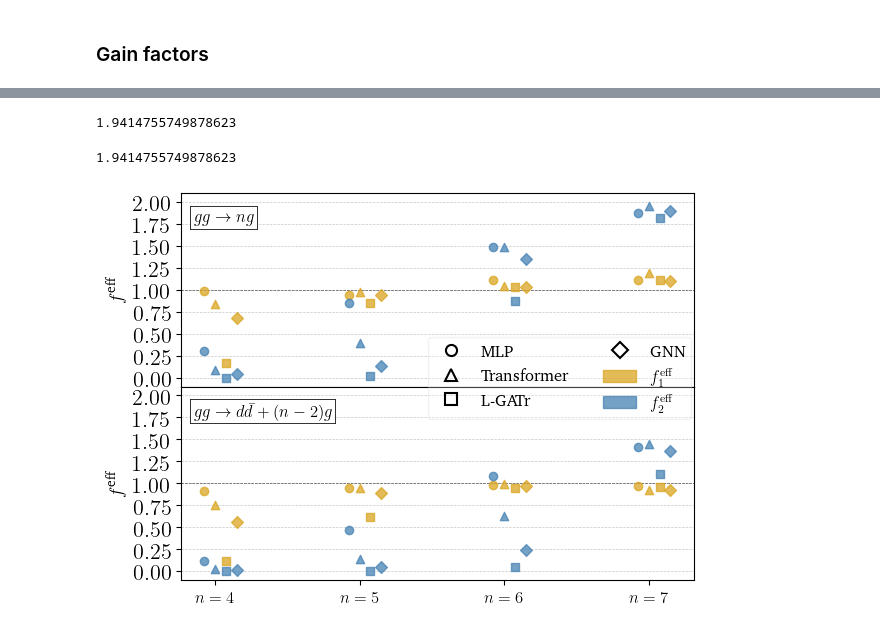
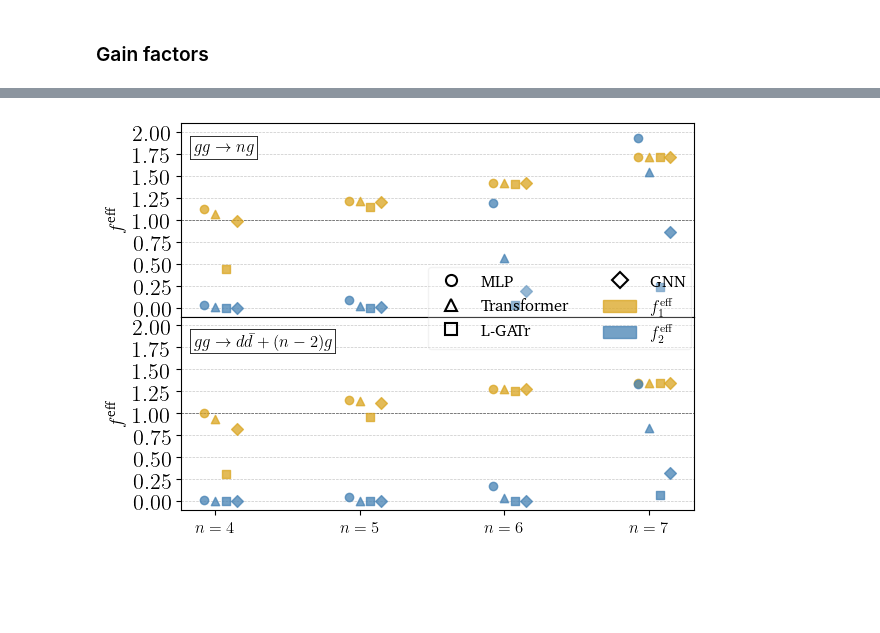
Before and after one commit to madgraph-ml/fastcolor, a Jupyter notebook: src/playground/plots.ipynb, the cells around one changed output, grey strips where cells are left out. Drawn from its saved outputs; the diff is of its cells as text; code cells hidden in the pictures; blank space fills up the shorter version.

```diff
--- a/src/playground/plots.ipynb
+++ b/src/playground/plots.ipynb
@@ -1102,10 +1535,10 @@ def gather_metrics(
 # %%
 files_to_analyze = {
     "MLP-gg_ng": [
-        "results/MLP/cpu-evald/0722_230341-r-gg_4g-mse-lr_1e-3",
-        "results/MLP/cpu-evald/0722_230341-r-gg_5g-mse-lr_1e-3",
-        "results/MLP/cpu-evald/0722_230341-r-gg_6g-mse-lr_1e-3",
-        "results/MLP/cpu-evald/0722_230341-r-gg_7g-mse-lr_1e-3",
+        "results/MLP/0817_014119-r-gg_4g",
+        "results/MLP/0817_014119-r-gg_5g",
+        "results/MLP/0817_014119-r-gg_6g",
+        "results/MLP/0817_014119-r-gg_7g",
     ],
     "Transformer-gg_ng": [
         "results/Transformer/cpu-evald/0722_230433-r-gg_4g-mse-pdrop_0p1-lr_1e-3",
@@ -1150,7 +1583,7 @@ files_to_analyze = {
         "results/GNN/cpu-evald/0807_161333-r-gg_ddbar3g",
     ],
 }
-eval_time, unw_eff1, unw_eff2, alpha2, gain2 = gather_metrics(files_to_analyze)
+eval_time, unw_eff1_algo1, unw_eff2_algo1, unw_eff1_algo2, unw_eff2_algo2, alpha_algo2, gain_algo2, alpha_algo1, gain_algo1, n_hel = gather_metrics(files_to_analyze)
 
 
 datasets = ["gg_ng", "gg_ddbarng"]
@@ -1484,13 +2038,12 @@ eval_time["gg_ddbar5g"]["FC"] = 12130 / 100e3
 # %% [markdown]
 ### Gain factors
 # %%
-def gain_factor1(t_LC, eff_LC, t_FC, eff_r, t_surr, eff1st_surr, eff2nd_surr, alpha=1.0):
+def gain_factor_algorithm_1(t_LC, eff_LC, t_FC, eff_r, t_surr, eff1st_surr, eff2nd_surr, alpha):
     """
     Calculates the gain factor for the surrogate-based unweighting algorithm 2.
     The unweighting order is LC -> LC * (FC/LC)_surr -> FC.
     This is done by unweighting with respect to LC -> r_surr -> r/r_surr.
     """
-
     numerator = (1 / eff_r) * (t_LC * (1 / eff_LC) + t_FC)
     denominator = (1 / eff2nd_surr) * (
         (1 / eff1st_surr) * (t_LC / eff_LC + t_surr) + t_FC
@@ -1498,13 +2051,12 @@ def gain_factor1(t_LC, eff_LC, t_FC, eff_r, t_surr, eff1st_surr, eff2nd_surr, al
     return alpha * numerator / denominator
 
 
-def gain_factor2(t_LC, eff_LC, t_FC, eff_r, t_surr, eff1st_surr, eff2nd_surr, alpha=1.0):
+def gain_factor_algorithm_2(t_LC, eff_LC, t_FC, eff_r, t_surr, eff1st_surr, eff2nd_surr, alpha):
     """
     Calculates the gain factor for the surrogate-based unweighting algorithm 3.
     The unweighting order is (FC/LC)_surr -> LC * (FC/LC)_surr -> FC.
     This is done by unweighting with respect to
     """
-
     numerator = (1 / eff_r) * (t_LC * (1 / eff_LC) + t_FC)
     denominator = (1 / eff2nd_surr) * (
         (1 / eff_LC) * (t_surr / eff1st_surr + t_LC) + t_FC
@@ -1556,30 +2112,9 @@ AssertionError: Gain factor 2 for gg_5g MLP does not match: 0.17124321628262462
-# %%
-gain_factor2(
-    t_LC=0.26184,
-    eff_LC=0.00119,
-    t_FC=1.83638,
-    eff_r=0.4905400912848914,
-    t_surr=0.011849378286666667,
-    eff1st_surr=0.9857196529196077,
-    eff2nd_surr=0.9998836837512783,
-    alpha=0.9958488152222865,
-)
-# %% [output]
-1.9414755749878623
-# %%
-numerator = (1 / 0.4905400912848914) * (0.26184 * (1 / 0.00119) + 1.83638)
-denominator = (1 / 0.9998836837512783) * (
-    (1 / 0.00119) * (0.011849378286666667 / 0.9857196529196077 + 0.26184) + 1.83638
-)
-print(0.9958488152222865 * numerator / denominator)
-# %% [output]
-1.9414755749878623
 # %%
 factors_colors = {
     "1": "goldenrod",
     "2": "steelblue",
 }
-with PdfPages("figs/new_dataset/regression/gain_factors-cpu-R.pdf") as pp:
+with PdfPages("figs/new_dataset/regression/gain_factors-cpu-bothmethods.pdf") as pp:
     fig, axs = plt.subplots(
         2, 1, figsize=(1.0 * figsize[0], 1.0 * figsize[1]), sharex=True
     )
@@ -1593,8 +2128,8 @@ with PdfPages("figs/new_dataset/regression/gain_factors-cpu-R.pdf") as pp:
             zorder=1,
         )
         for n, net in enumerate(networks):
-            f1 = np.array([gain_factors1[p][net] for p in processes[dataset]])
-            f2 = np.array([gain_factors2[p][net] for p in processes[dataset]])
+            f1 = np.array([gain_algorithm_1[p][net] for p in processes[dataset]])
+            f2 = np.array([gain_algorithm_2[p][net] for p in processes[dataset]])
             x = np.arange(len(processes[dataset]))
             x_labels = [rf"$ n = {i + 4}$" for i in range(len(processes[dataset]))]
             xplot = x + 0.075 * (n - 1)  # Shift x for each subplot
@@ -1686,31 +2221,31 @@ with PdfPages("figs/new_dataset/regression/gain_factors-cpu-R.pdf") as pp:
             markeredgewidth=1.5,
             linestyle="None",
             markersize=8,
             label="GNN",
         ),
     ]
     legend_factors = [
         Patch(
             color=factors_colors["1"],
             label=r"$f^{\mathrm{eff}}_1$",
             alpha=0.75,
         ),
         Patch(
             color=factors_colors["2"],
             label=r"$f^{\mathrm{eff}}_2$",
             alpha=0.75,
         ),
     ]
     combined_handles = legend_networks + legend_factors
     fig.legend(
         handles=combined_handles,
         loc="center right",
         frameon=True,
         ncols=2,
         fontsize=12,
         framealpha=0.25,
         bbox_to_anchor=(1.0, 0.55),
     )  # (x, y): move legend further right
     fig.savefig(pp, format="pdf")
 # %% [output]
-[figure, old version]
+[figure, new version]
```
Also changed, not shown: parts of 10 cells of this notebook, 1 other file.
